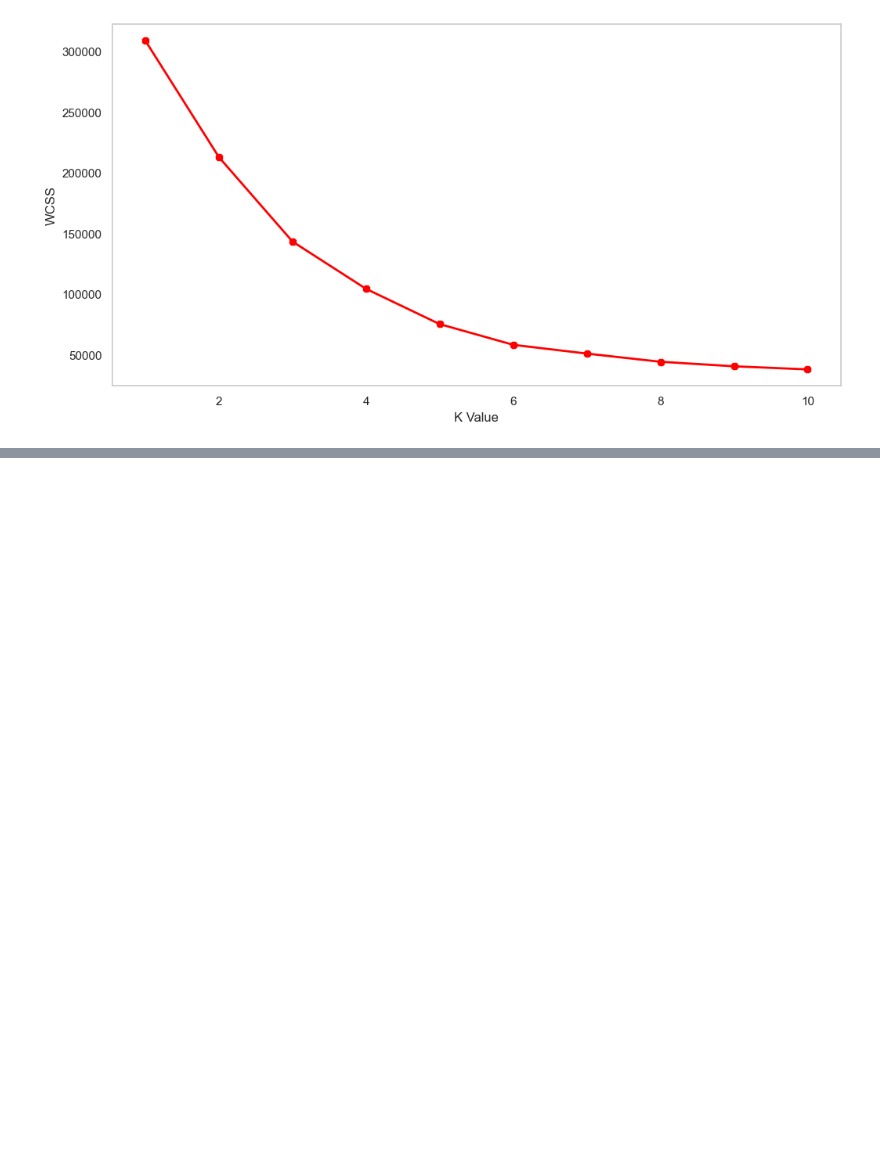
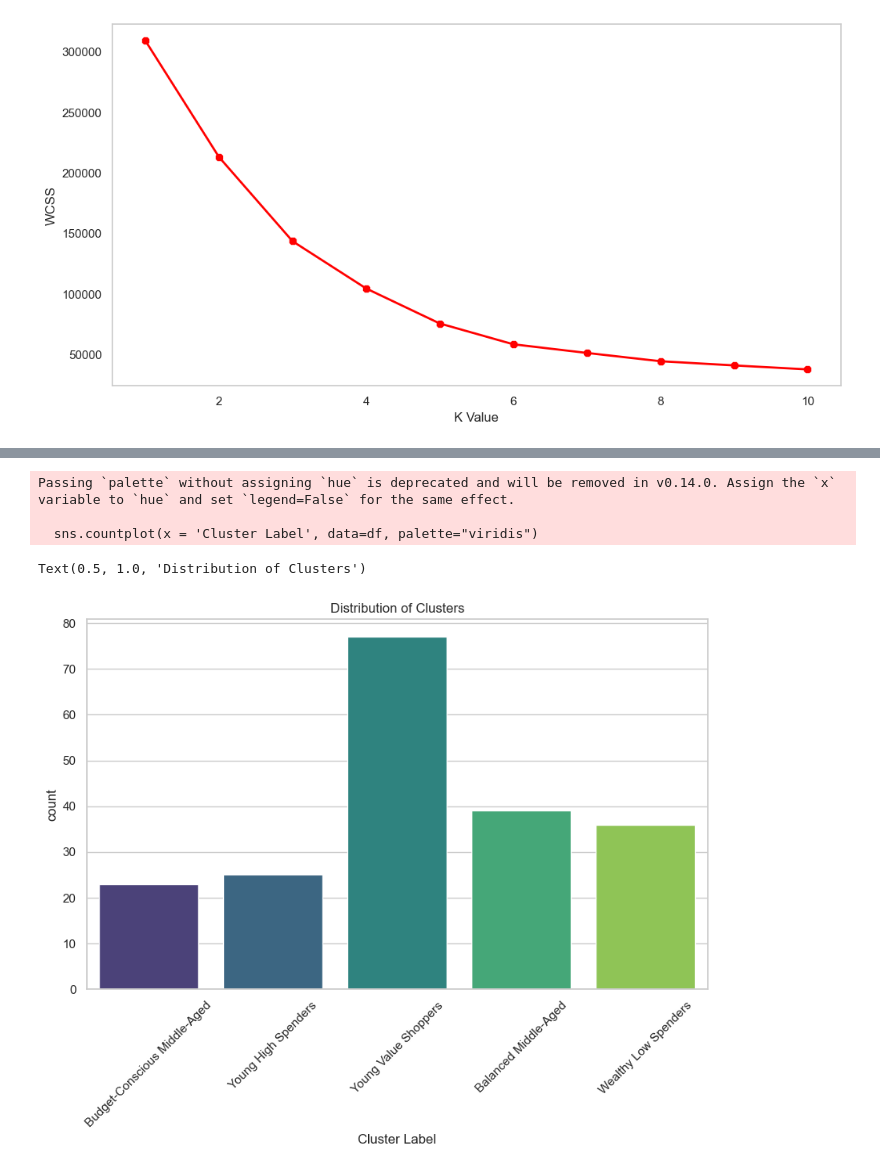
Before and after one commit to Pratham-Dabhane/Customer-Segmentation, a Jupyter notebook: Customer Segmentation.ipynb, the cells around one changed output, grey strips where cells are left out. Saved outputs shown, nothing was run; the diff lists cells and outputs as text; code cells hidden in the pictures; blank space fills up the shorter version.

Commit message:
Labeling the Clusters based on Spending Scores and Annual Income

```diff
--- a/Customer Segmentation.ipynb
+++ b/Customer Segmentation.ipynb
@@ -355,0 +381,11 @@ df.head()
+# %%
+cluster_labels = {
+    0: "Wealthy Low Spenders",
+    1: "Young High Spenders",
+    2: "Balanced Middle-Aged",
+    3: "Young Value Shoppers",
+    4: "Budget-Conscious Middle-Aged"
+}
+# Map the labels to the DataFrame
+df['Cluster Label'] = df['Clusters'].map(cluster_labels)
+df.head()
@@ -355,0 +406,11 @@ df.head()
+# %%
+plt.figure(figsize=(10, 6))
+sns.countplot(x = 'Cluster Label', data=df, palette="viridis")
+plt.xticks(rotation=45)
+plt.title("Distribution of Clusters")
+# %% [output]
+Passing `palette` without assigning `hue` is deprecated and will be removed in v0.14.0. Assign the `x` variable to `hue` and set `legend=False` for the same effect.
+
+  sns.countplot(x = 'Cluster Label', data=df, palette="viridis")
+Text(0.5, 1.0, 'Distribution of Clusters')
+[figure, added]
```
Also changed, not shown: parts of 39 cells of this notebook.
